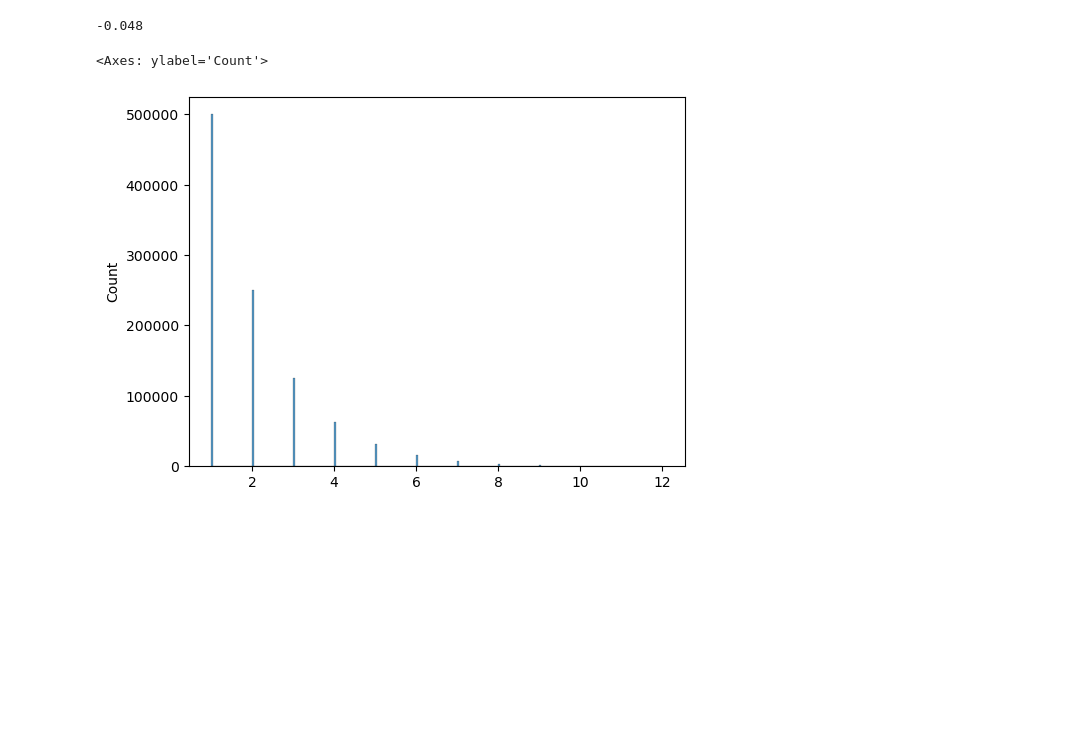
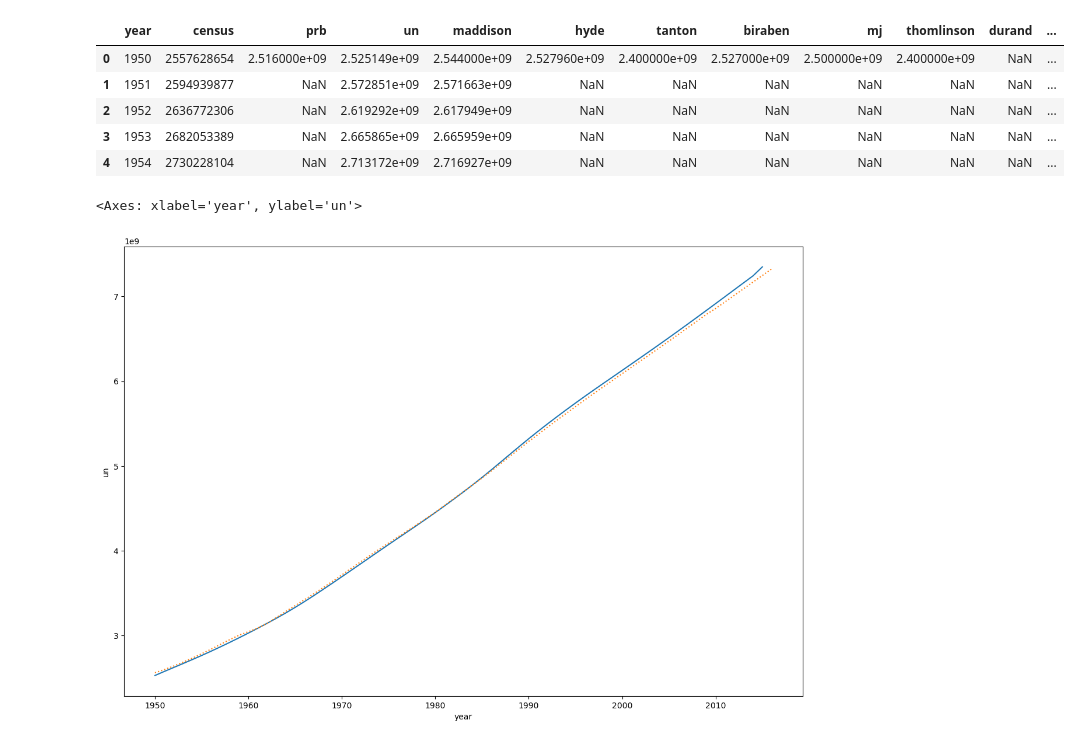
Before and after one commit to S3tuit/jup_lab, a Jupyter notebook: test.ipynb, the cells around one changed output. Drawn from its saved outputs; the diff is of its cells as text; code cells hidden in the pictures; blank space fills up the shorter version.

```diff
--- a/test.ipynb
+++ b/test.ipynb
@@ -34,9 +8,24 @@ turns = np.array(turns)
-# %%
-profits.mean()
-# %% [output]
--0.048
-# %%
-sns.histplot(turns)
-# %% [output]
-<Axes: ylabel='Count'>
-[figure, removed]
+# %%
+path = r'https://en.wikipedia.org/wiki/Estimates_of_historical_world_population'
+r = requests.get(path)
+# %%
+table2 = pd.read_html(r.content)[2]
+table2.columns = ['year','census', 'prb', 'un', 'maddison',
+                'hyde', 'tanton', 'biraben', 'mj',
+                'thomlinson', 'durand', 'clark']
+table2.head()
+# %% [output]
+|  | year | census | prb | un | maddison | hyde | tanton | biraben | mj | thomlinson | durand | ... |
+| 0 | 1950 | 2557628654 | 2.516000e+09 | 2.525149e+09 | 2.544000e+09 | 2.527960e+09 | 2.400000e+09 | 2.527000e+09 | 2.500000e+09 | 2.400000e+09 | NaN | ... |
+| 1 | 1951 | 2594939877 | NaN | 2.572851e+09 | 2.571663e+09 | NaN | NaN | NaN | NaN | NaN | NaN | ... |
+| 2 | 1952 | 2636772306 | NaN | 2.619292e+09 | 2.617949e+09 | NaN | NaN | NaN | NaN | NaN | NaN | ... |
+| 3 | 1953 | 2682053389 | NaN | 2.665865e+09 | 2.665959e+09 | NaN | NaN | NaN | NaN | NaN | NaN | ... |
+| 4 | 1954 | 2730228104 | NaN | 2.713172e+09 | 2.716927e+09 | NaN | NaN | NaN | NaN | NaN | NaN | ... |
+# %%
+fig, ax = plt.subplots(figsize=[15,10])
+
+sns.lineplot(x='year', y='un', data=table2, ax=ax)
+sns.lineplot(x='year', y='census', data=table2, ax=ax, linestyle=':')
+# %% [output]
+<Axes: xlabel='year', ylabel='un'>
+[figure, added]
```
Also changed, not shown: parts of 9 cells of this notebook.
